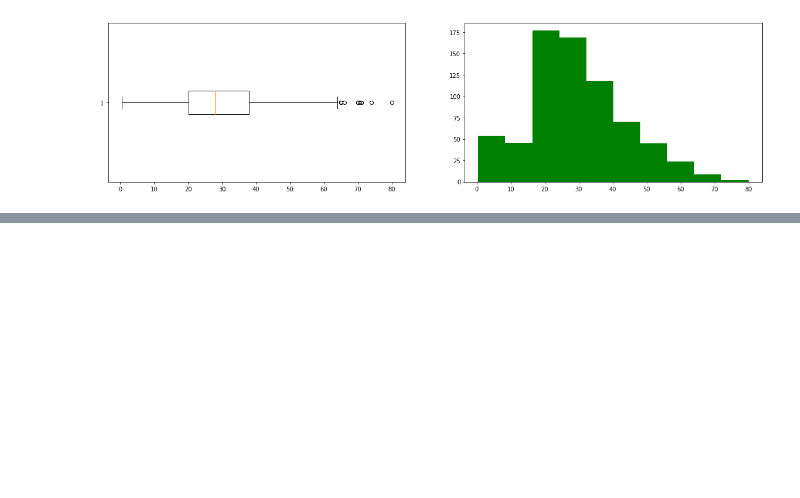
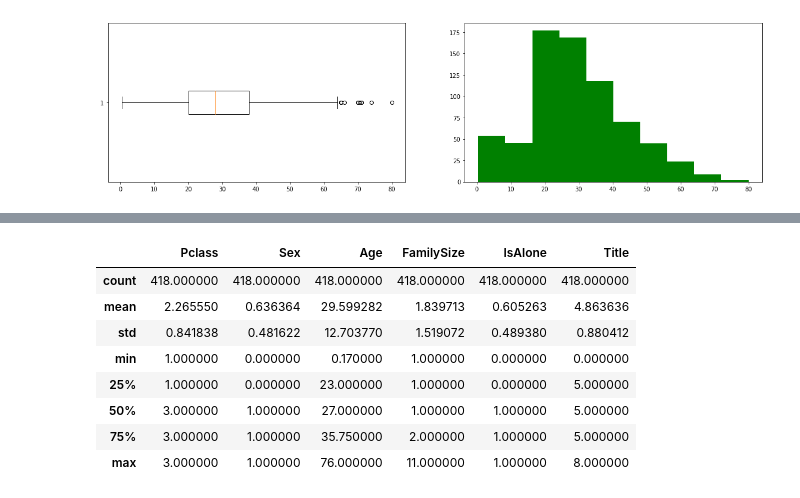
Before and after one commit to camilojaure/titanic, a Jupyter notebook: Titanic.ipynb, the cells around one changed output, grey strips where cells are left out. Cells and saved outputs as stored; diff of their text form; code cells hidden in the pictures; blank space fills up the shorter version.

```diff
--- a/Titanic.ipynb
+++ b/Titanic.ipynb
@@ -216,0 +680,12 @@ train['Age'].fillna(value = age_median, inplace = True)
+# %%
+test_kg.describe()
+# %% [output]
+|  | Pclass | Sex | Age | FamilySize | IsAlone | Title |
+| count | 418.000000 | 418.000000 | 418.000000 | 418.000000 | 418.000000 | 418.000000 |
+| mean | 2.265550 | 0.636364 | 29.599282 | 1.839713 | 0.605263 | 4.863636 |
+| std | 0.841838 | 0.481622 | 12.703770 | 1.519072 | 0.489380 | 0.880412 |
+| min | 1.000000 | 0.000000 | 0.170000 | 1.000000 | 0.000000 | 0.000000 |
+| 25% | 1.000000 | 0.000000 | 23.000000 | 1.000000 | 0.000000 | 5.000000 |
+| 50% | 3.000000 | 1.000000 | 27.000000 | 1.000000 | 1.000000 | 5.000000 |
+| 75% | 3.000000 | 1.000000 | 35.750000 | 2.000000 | 1.000000 | 5.000000 |
+| max | 3.000000 | 1.000000 | 76.000000 | 11.000000 | 1.000000 | 8.000000 |
```
Also changed, not shown: parts of 77 cells of this notebook, 1 other file.
